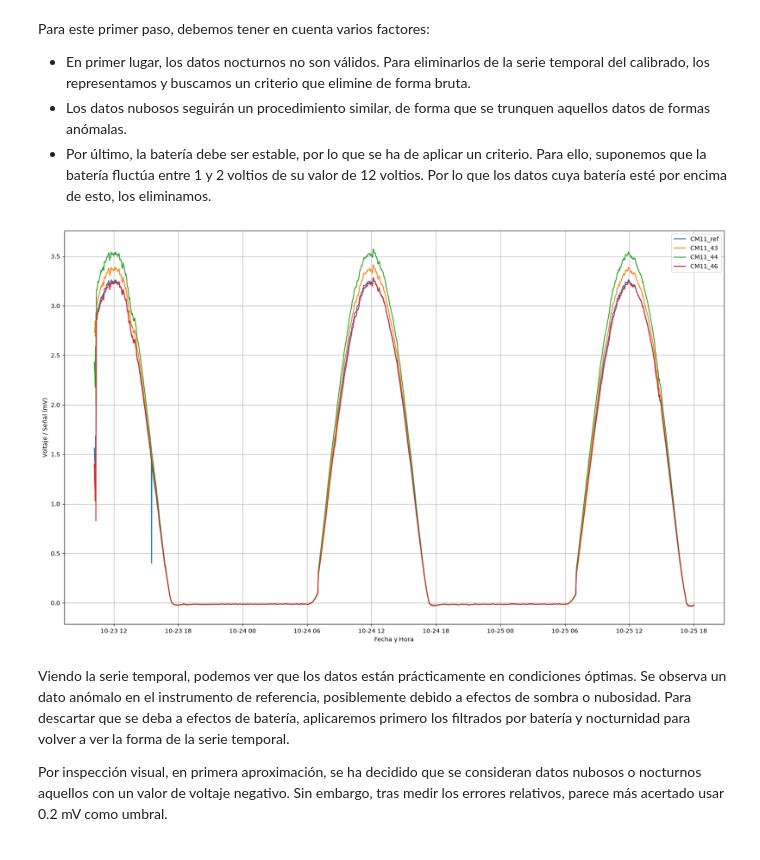
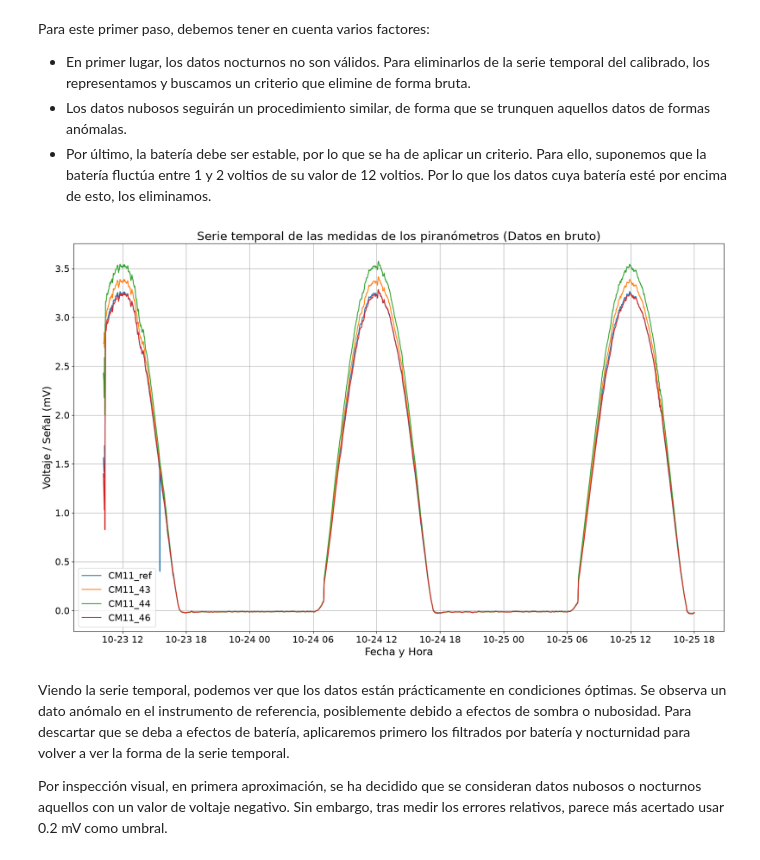
Before and after one commit to Ismaeldd9/Practica-Radiacion, a Jupyter notebook: PracticaRadiacion.ipynb, the cells around one changed output. Drawn from its saved outputs; the diff is of its cells as text; code cells hidden in the pictures.

```diff
--- a/PracticaRadiacion.ipynb
+++ b/PracticaRadiacion.ipynb
@@ -19,6 +19,13 @@ La idea es realizar la calibración de los instrumentos siguiendo los siguientes
 import numpy as np
 import pandas as pd
 import matplotlib.pyplot as plt
+
+# Configuración de tamaños de fuente
+plt.rc('figure', titlesize=20)
+plt.rc('axes', titlesize=20, labelsize=18)
+plt.rc('xtick', labelsize=16)
+plt.rc('ytick', labelsize=16)
+plt.rc('legend', fontsize=16)
 # %% [markdown]
 ### Visualización y preparación de los datos
 # %% [markdown]
@@ -90,23 +97,25 @@ Para este primer paso, debemos tener en cuenta varios factores:
 # %%
 # Representamos la serie temporal de cada piranómetro
 fig, ax = plt.subplots(figsize = (20,12))
 
 ax.plot(df.index, df['CM11_ref'], label='CM11_ref')
 ax.plot(df.index, df['CM11_43'], label='CM11_43')
 ax.plot(df.index, df['CM11_44'], label='CM11_44')
 ax.plot(df.index, df['CM11_46'], label='CM11_46')
 
-ax.set_ylabel('Voltaje / Señal (mV)')
-ax.set_xlabel('Fecha y Hora')
+ax.set_title('Serie temporal de las medidas de los piranómetros (Datos en bruto)', fontsize=20)
+ax.set_ylabel('Voltaje / Señal (mV)', fontsize=18)
+ax.set_xlabel('Fecha y Hora', fontsize=18)
+ax.tick_params(axis='both', which='major', labelsize=16)
 
 plt.grid()
 
-ax.legend()
+ax.legend(fontsize=16)
 plt.savefig('./Informe/Images/Datos_brutos')
 plt.savefig('./Images/Datos_brutos')
 plt.show()
 # %% [output]
-[figure, old version]
+[figure, new version]
 # %% [markdown]
 Viendo la serie temporal, podemos ver que los datos están prácticamente en condiciones óptimas. Se observa un dato anómalo en el instrumento de referencia, posiblemente debido a efectos de sombra o nubosidad. Para descartar que se deba a efectos de batería, aplicaremos primero los filtrados por batería y nocturnidad para volver a ver la forma de la serie temporal.
 
```
Also changed, not shown: parts of 3 cells of this notebook, 4 other files.
